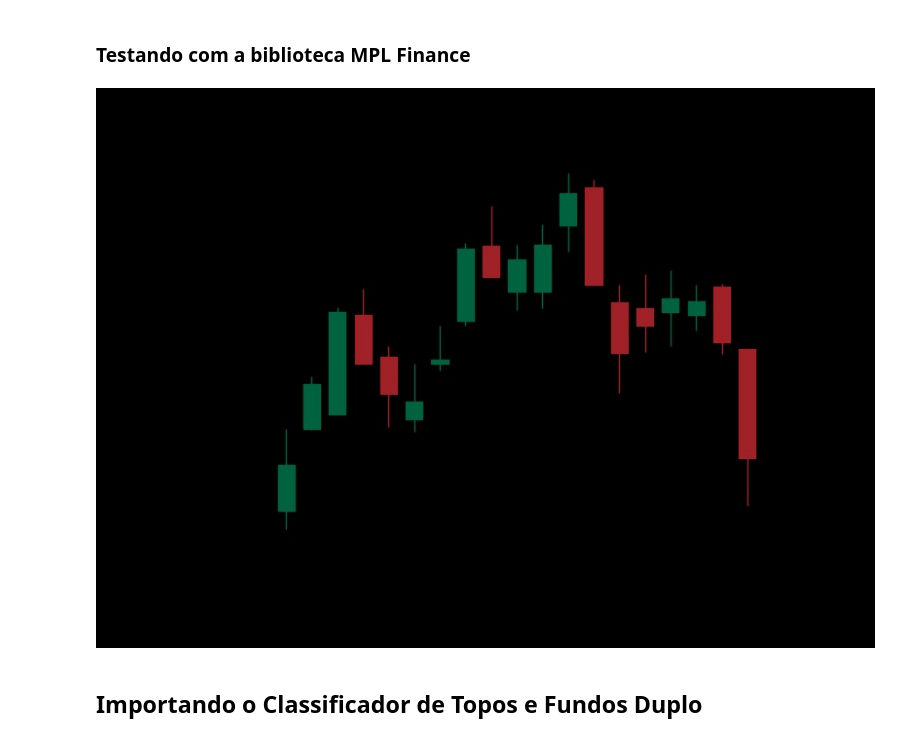
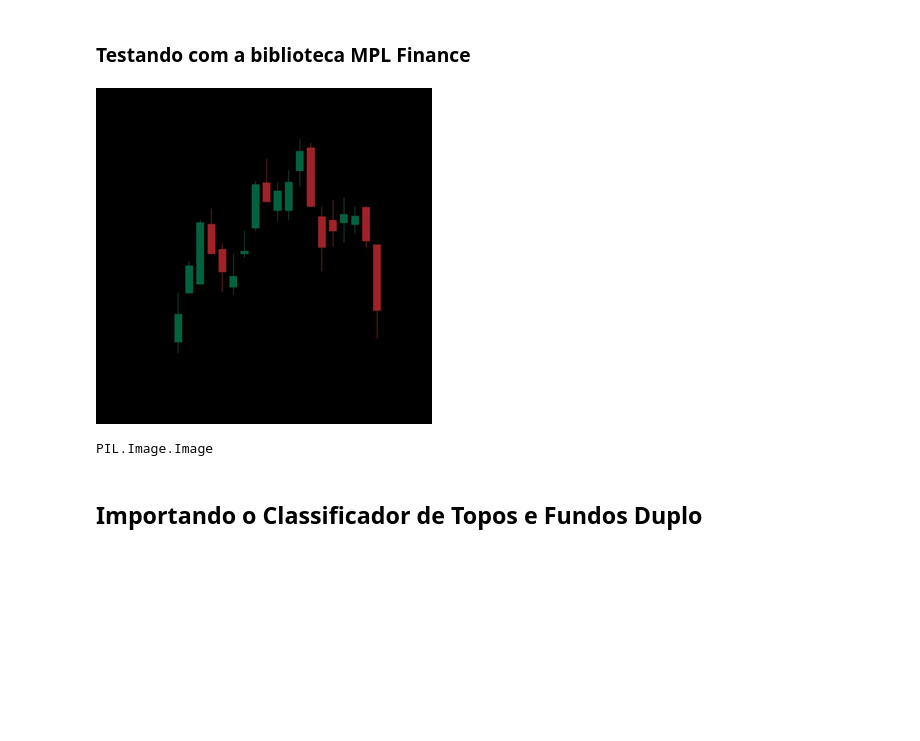
Before and after one commit to LeonardoSMateus/Lab-Stock-Market-TCC-, a Jupyter notebook: Modelagem/Detector de Topos e Fundos Duplo.ipynb, the cells around one changed output. Cells and saved outputs as stored; diff of their text form; code cells hidden in the pictures; blank space fills up the shorter version.

```diff
--- a/Modelagem/Detector de Topos e Fundos Duplo.ipynb
+++ b/Modelagem/Detector de Topos e Fundos Duplo.ipynb
@@ -54,8 +55,15 @@ mpf.plot(
     style = stl,
     savefig='test-mplfiance.jpg'
 )
+# %%
+image_file = 'test-mplfiance.jpg'
 # %%
-from IPython.display import Image
-Image(filename='test-mplfiance.jpg')
+a = Image.open(image_file)
+a = a.resize((336, 336))
+a
 # %% [output]
-[figure, old version]
+[figure, new version]
+# %%
+type(a)
+# %% [output]
+PIL.Image.Image
```
Also changed, not shown: parts of 5 cells of this notebook, 2 other files.
